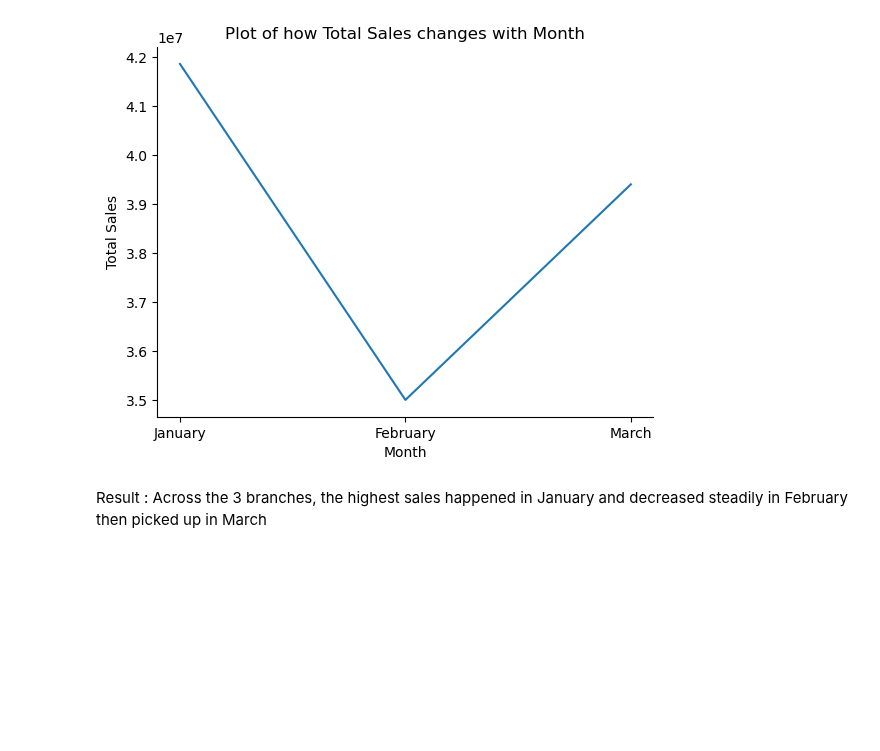
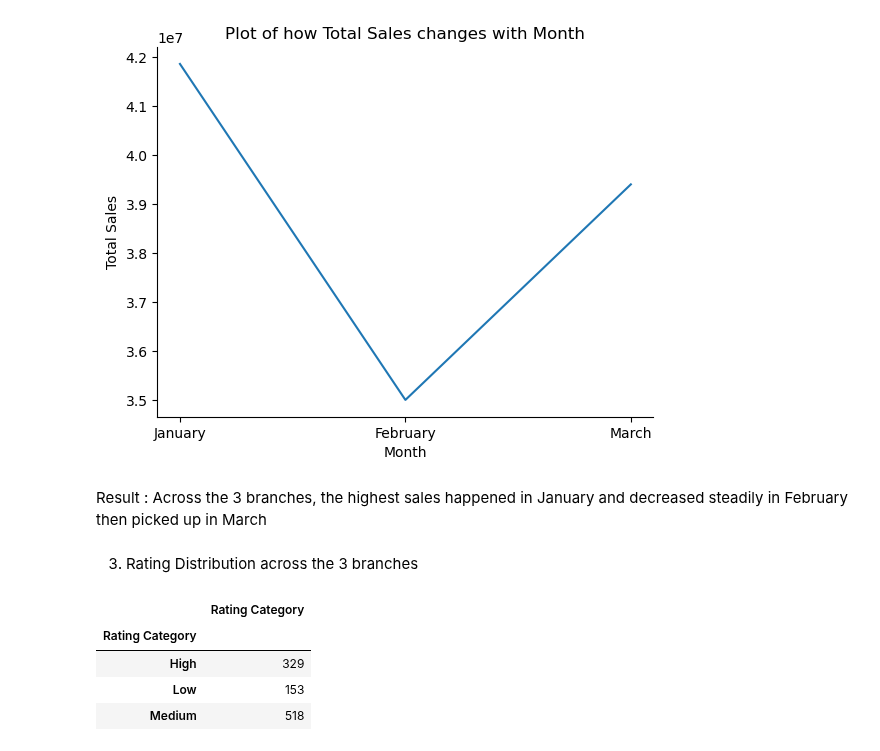
Before and after one commit to Ife96/PythonForDataAnalysis, a Jupyter notebook: Supermarket Data Analysis.ipynb, the cells around one changed output. Cells and saved outputs as stored; diff of their text form; code cells hidden in the pictures; blank space fills up the shorter version.

```diff
--- a/Supermarket Data Analysis.ipynb
+++ b/Supermarket Data Analysis.ipynb
@@ -791,3 +796,17 @@ generate_line_plot(x='Month', y='Total', xlabel='Month', ylabel='Total Sales', d
 [figure]
 # %% [markdown]
 Result : Across the 3 branches, the highest sales happened in January and decreased steadily in February then picked up in March
+# %% [markdown]
+3. Rating Distribution across the 3 branches
+# %%
+rating_cat = (comb_df
+              .groupby('Rating Category')
+              .agg({'Rating Category': 'count'}))
+
+rating_cat
+# %% [output]
+|  | Rating Category |
+| Rating Category |  |
+| High | 329 |
+| Low | 153 |
+| Medium | 518 |
```
Also changed, not shown: parts of 9 cells of this notebook.
